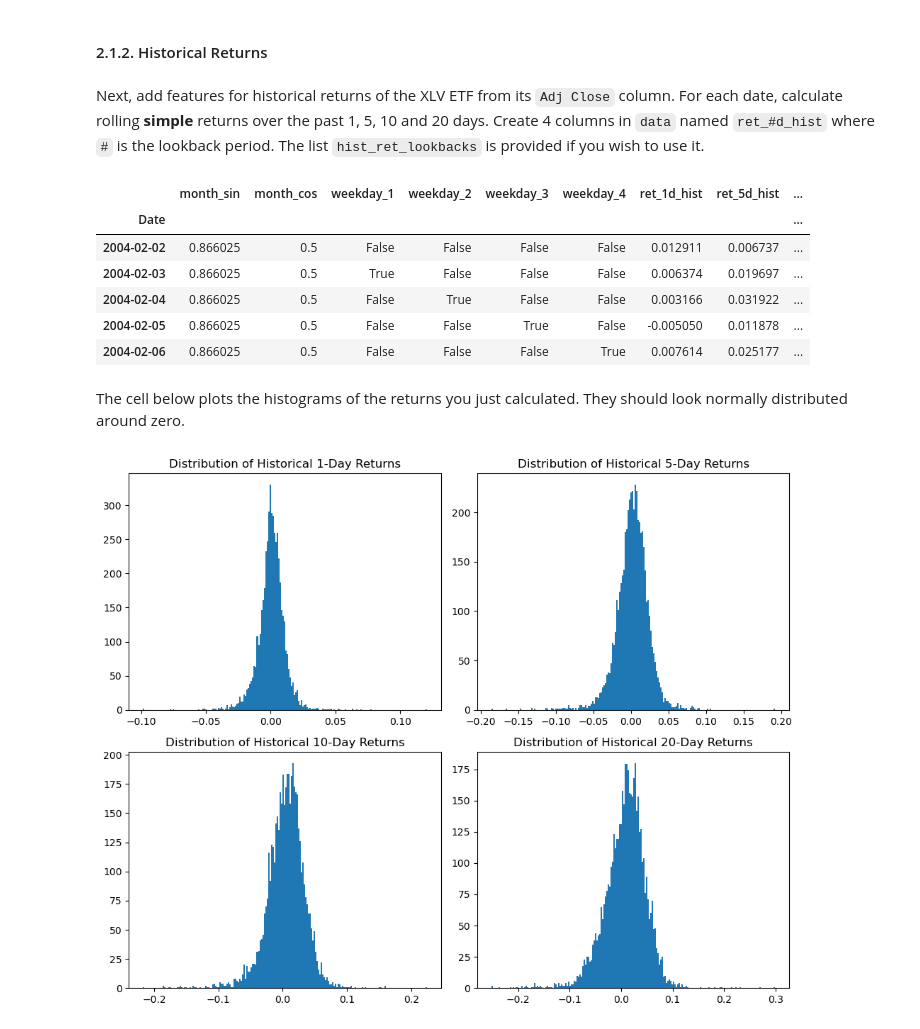
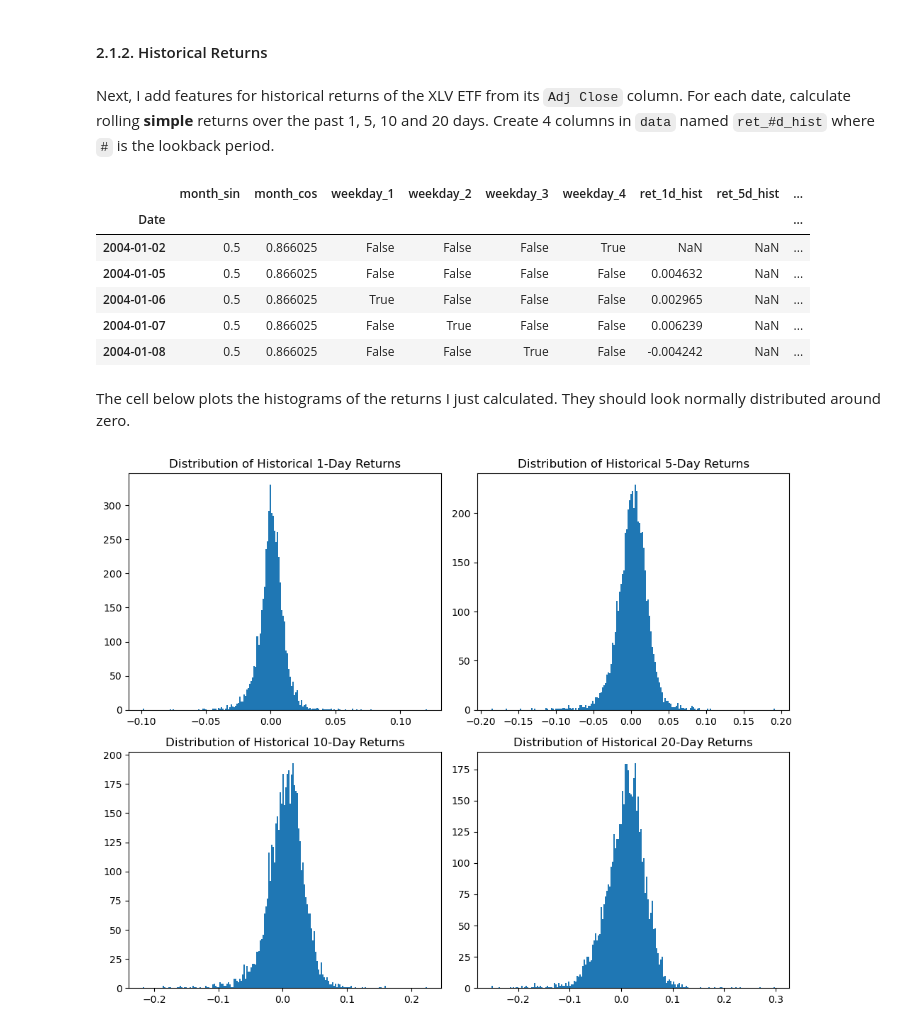
Before and after one commit to waynebar69/xlv-volatility-sentiment-ml, a Jupyter notebook: notebooks/xlv_prediction_model.ipynb.ipynb, the cells around one changed output. Drawn from its saved outputs; the diff is of its cells as text; code cells hidden in the pictures.

Commit message:
data cleaning post feature engineering

```diff
--- a/notebooks/xlv_prediction_model.ipynb.ipynb
+++ b/notebooks/xlv_prediction_model.ipynb.ipynb
@@ -366,27 +394,26 @@ data.head()
 # %% [markdown]
 #### 2.1.2. Historical Returns
 # %% [markdown]
-Next, add features for historical returns of the XLV ETF from its `Adj Close` column.
+Next, I add features for historical returns of the XLV ETF from its `Adj Close` column.
 For each date, calculate rolling **simple** returns over the past 1, 5, 10 and 20 days.
 Create 4 columns in `data` named `ret_#d_hist` where `#` is the lookback period.
-The list `hist_ret_lookbacks` is provided if you wish to use it.
 # %%
 # Create features for 1-day, 5-day, 10-day and 20-day historical returns
 hist_ret_lookbacks = [1, 5, 10, 20]
 # iterate through list and create rolling returns
 for period in hist_ret_lookbacks:
     data[f"ret_{period}d_hist"] = xlv_data["Adj Close"].pct_change(period)
 
-data = data.dropna()
 data.head()
 # %% [output]
 |  | month_sin | month_cos | weekday_1 | weekday_2 | weekday_3 | weekday_4 | ret_1d_hist | ret_5d_hist | ... |
 | Date |  |  |  |  |  |  |  |  | ... |
-| 2004-02-02 | 0.866025 | 0.5 | False | False | False | False | 0.012911 | 0.006737 | ... |
-| 2004-02-03 | 0.866025 | 0.5 | True | False | False | False | 0.006374 | 0.019697 | ... |
-| 2004-02-04 | 0.866025 | 0.5 | False | True | False | False | 0.003166 | 0.031922 | ... |
-| 2004-02-05 | 0.866025 | 0.5 | False | False | True | False | -0.005050 | 0.011878 | ... |
-| 2004-02-06 | 0.866025 | 0.5 | False | False | False | True | 0.007614 | 0.025177 | ... |
+| 2004-01-02 | 0.5 | 0.866025 | False | False | False | True | NaN | NaN | ... |
+| 2004-01-05 | 0.5 | 0.866025 | False | False | False | False | 0.004632 | NaN | ... |
+| 2004-01-06 | 0.5 | 0.866025 | True | False | False | False | 0.002965 | NaN | ... |
+| 2004-01-07 | 0.5 | 0.866025 | False | True | False | False | 0.006239 | NaN | ... |
+| 2004-01-08 | 0.5 | 0.866025 | False | False | True | False | -0.004242 | NaN | ... |
 # %% [markdown]
-The cell below plots the histograms of the returns you just calculated. They should look normally distributed around zero.
+The cell below plots the histograms of the returns I just calculated.
+They should look normally distributed around zero.
 # %%
```
Also changed, not shown: parts of 50 cells of this notebook.
